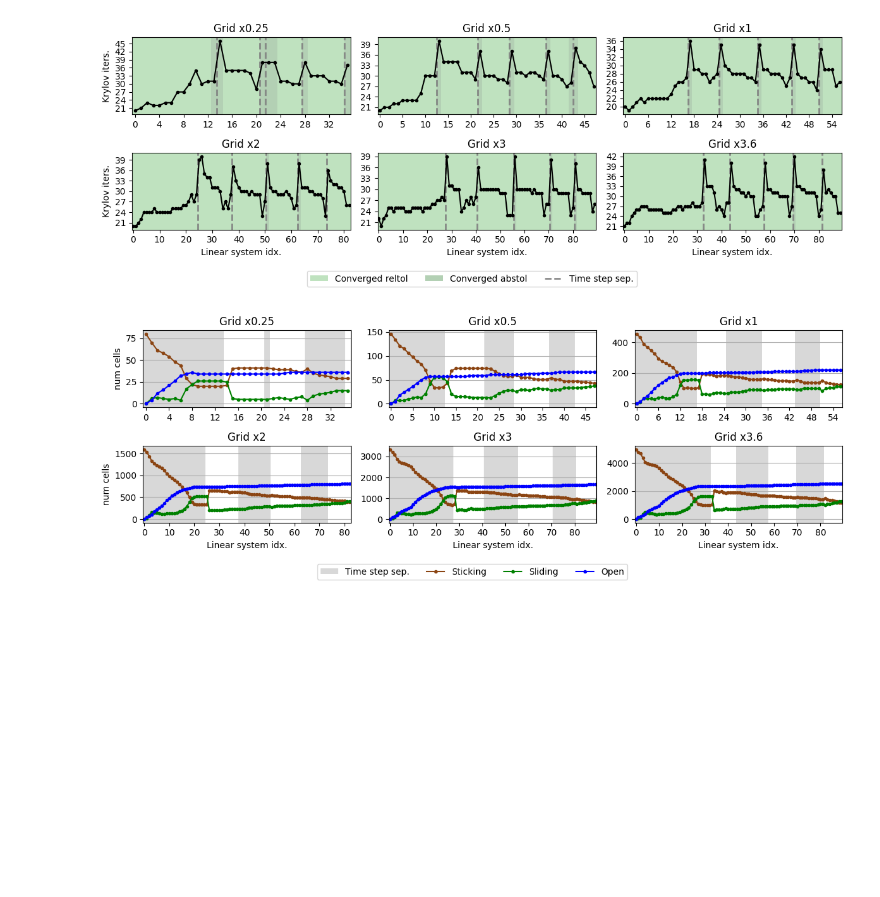
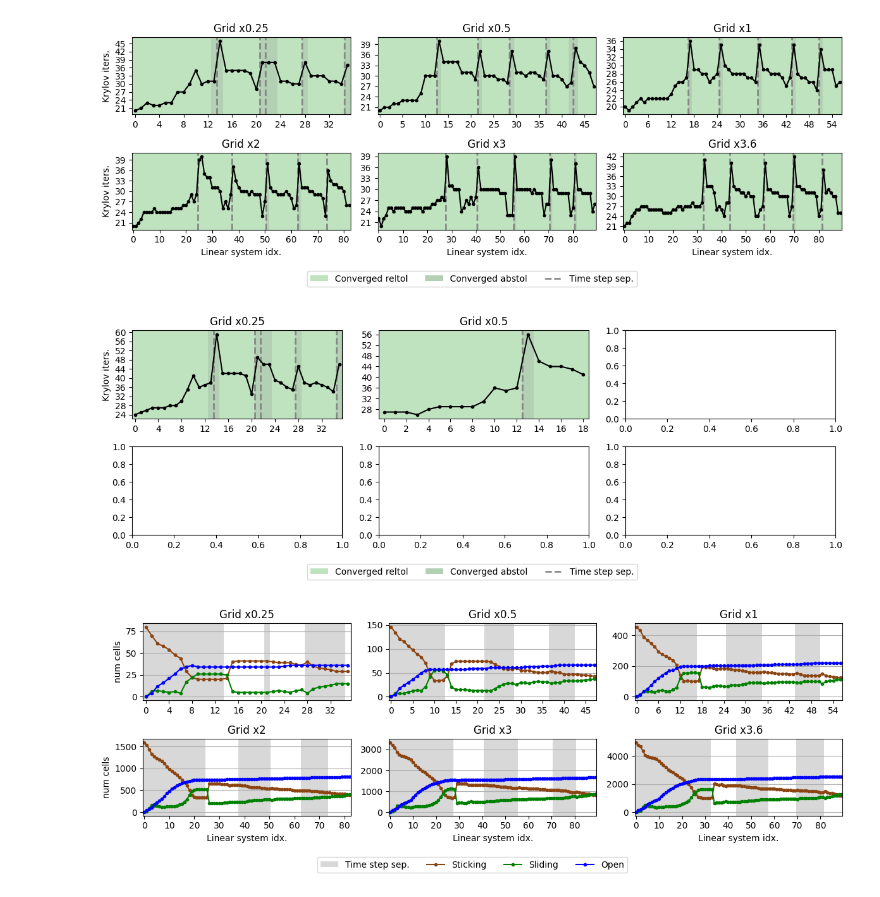
Before and after one commit to pmgbergen/FTHM-Solver, a Jupyter notebook: experiments/experiment_mandel_3_results.ipynb, the cells around one changed output. Saved outputs shown, nothing was run; the diff lists cells and outputs as text; code cells hidden in the pictures; blank space fills up the shorter version.

```diff
--- a/experiments/experiment_mandel_3_results.ipynb
+++ b/experiments/experiment_mandel_3_results.ipynb
@@ -63,6 +63,35 @@ plot_grid(
 )
 # %% [output]
 [figure]
+# %%
+grid_refinement = [0.25, 0.5, ]
+
+data = {}
+names = {}
+for i, g in enumerate(grid_refinement):
+    data[i] = load_data(f"../stats/stats_geo0.3x{g}_sol{3}_ph{1}_bb{2}_fr{1}.json")
+    names[i] = f"Grid x{g}"
+
+
+shape = [2, 3]
+figsize = (12, 4)
+
+
+def render_element(entry: list[TimeStepStats]):
+    color_converged_reason(entry)
+    # color_sticking_sliding_open(entry)
+
+    color_time_steps(entry, fill=False, legend=True)
+    plt.gca().grid(False)
+    set_integer_ticks("vertical")
+    plt.plot(get_gmres_iterations(entry), marker=".", color="black")
+
+
+plot_grid(
+    data, render_element, shape=shape, figsize=figsize, legend=True, ax_titles=names
+)
+# %% [output]
+[figure, added]
 # %%
 def render_element(i: int, entry: Sequence[TimeStepStats]):
     st, sl, op = get_num_sticking_sliding_open(entry)
```
Also changed, not shown: 10 other files.
